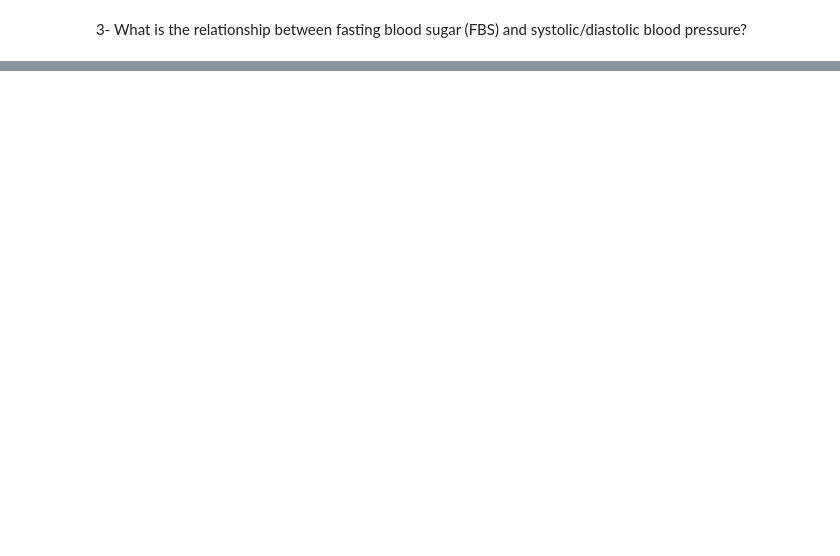
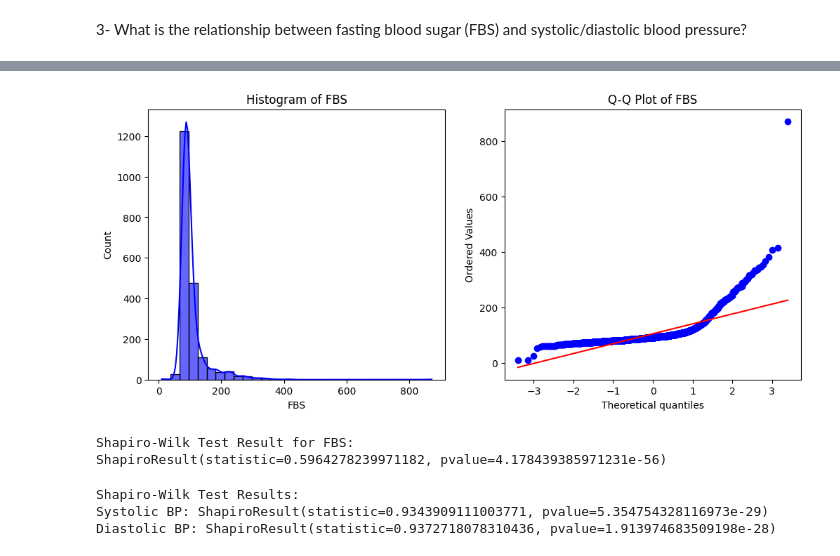
Before and after one commit to mohsenSarvariHero/statistics, a Jupyter notebook: statistics.ipynb, the cells around one changed output, grey strips where cells are left out. Saved outputs shown, nothing was run; the diff lists cells and outputs as text; code cells hidden in the pictures; blank space fills up the shorter version.

```diff
--- a/statistics.ipynb
+++ b/statistics.ipynb
@@ -523,0 +728,54 @@ blood pressure?
+# %%
+import pandas as pd
+import matplotlib.pyplot as plt
+import seaborn as sns
+import scipy.stats as stats
+from scipy.stats import shapiro
+
+# Load dataset
+file_path = "dataset1csv.csv"  # Update if needed
+df = pd.read_csv(file_path)
+
+# Drop missing values in relevant columns
+df_clean = df.dropna(subset=["FBS", "Systolic blood pressure", "Diastolic blood pressure"])
+
+# Function to plot histogram and Q-Q plot
+def normality_plots(data, feature):
+    plt.figure(figsize=(12, 5))
+
+    # Histogram with KDE
+    plt.subplot(1, 2, 1)
+    sns.histplot(data[feature], kde=True, bins=30, color="blue", alpha=0.6)
+    plt.title(f"Histogram of {feature}")
+
+    # Q-Q Plot
+    plt.subplot(1, 2, 2)
+    stats.probplot(data[feature], dist="norm", plot=plt)
+    plt.title(f"Q-Q Plot of {feature}")
+
+    plt.show()
+
+# Check normality for FBS
+normality_plots(df_clean, "FBS")
+
+# Perform Shapiro-Wilk Test
+shapiro_fbs = shapiro(df_clean["FBS"])
+
+print("Shapiro-Wilk Test Result for FBS:")
+print(shapiro_fbs)
+# %% [output]
+[figure, added]
+Shapiro-Wilk Test Result for FBS:
+ShapiroResult(statistic=0.5964278239971182, pvalue=4.178439385971231e-56)
+# %%
+# Perform Shapiro-Wilk Test for Systolic and Diastolic BP
+shapiro_sbp = shapiro(df_clean["Systolic blood pressure"])
+shapiro_dbp = shapiro(df_clean["Diastolic blood pressure"])
+
+print("Shapiro-Wilk Test Results:")
+print("Systolic BP:", shapiro_sbp)
+print("Diastolic BP:", shapiro_dbp)
+# %% [output]
+Shapiro-Wilk Test Results:
+Systolic BP: ShapiroResult(statistic=0.9343909111003771, pvalue=5.354754328116973e-29)
+Diastolic BP: ShapiroResult(statistic=0.9372718078310436, pvalue=1.913974683509198e-28)
```
Also changed, not shown: parts of 21 cells of this notebook.
